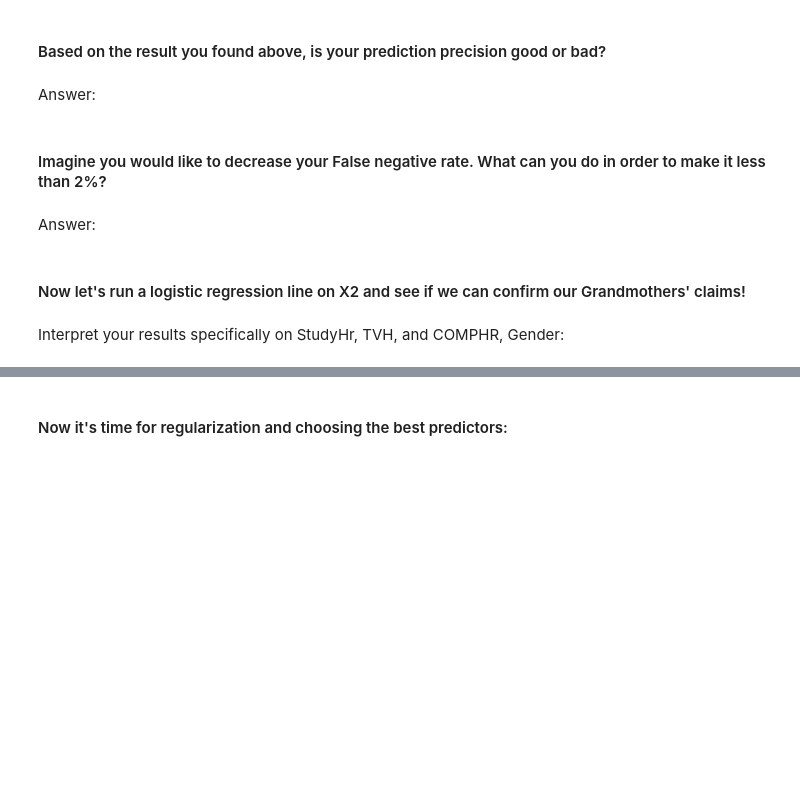
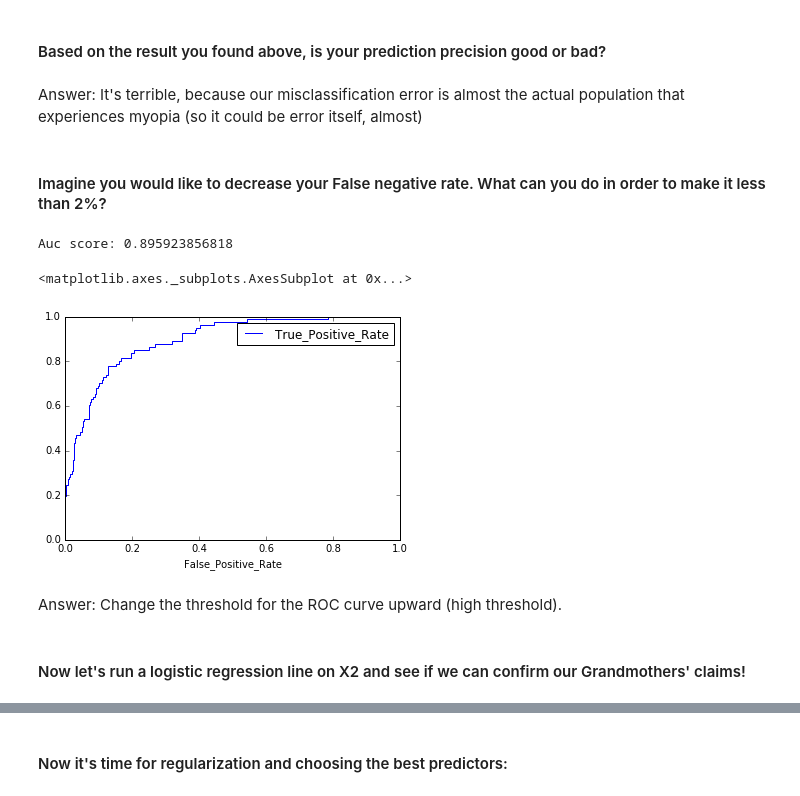
Before and after one commit to readywater/SF-DAT-20, a Jupyter notebook: Code/Lecture10-Practice-Code.ipynb, the cells around one changed output, grey strips where cells are left out. Saved outputs shown, nothing was run; the diff lists cells and outputs as text; code cells hidden in the pictures; blank space fills up the shorter version.

```diff
--- a/Code/Lecture10-Practice-Code.ipynb
+++ b/Code/Lecture10-Practice-Code.ipynb
@@ -9,5 +9,5 @@ import matplotlib.pyplot as plt
 # %%
-url = "https://raw.githubusercontent.com/ga-students/SF-DAT-20/master/Data/myopia.csv"
+url = "../Data/myopia.csv"
 MyopiaData = pd.read_csv(url)
 # %%
 MyopiaData.head()
@@ -30,0 +36,4 @@ Interpretation:
+# %%
+lm = LogisticRegression()
+lm.fit(X1,y)
+zip(X1.columns.values,lm.coef_[0])
@@ -37,12 +100,22 @@ Interpretation:
 # %% [markdown]
 #### Based on the result you found above, is your prediction precision good or bad?
-# %% [markdown]
-Answer:
+# %% [markdown]
+Answer: It's terrible, because our misclassification error is almost the actual population that experiences myopia (so it could be error itself, almost)
 # %% [markdown]
 #### Imagine you would like to decrease your False negative rate. What can you do in order to make it less than 2%?
-# %% [markdown]
-Answer:
+# %%
+from sklearn.metrics import roc_curve, auc,roc_auc_score
+y_hat_probability = lm.predict_proba(X1).T[1]
+# print(y_hat_probability)
+print "Auc score:",roc_auc_score(y, y_hat_probability)
+vals = roc_curve(y, y_hat_probability)
+Roc_DataFrame = pd.DataFrame({'False_Positive_Rate':vals[0],'True_Positive_Rate':vals[1]})
+Roc_DataFrame.plot(x = 'False_Positive_Rate' , y = 'True_Positive_Rate' )
+# %% [output]
+Auc score: 0.895923856818
+<matplotlib.axes._subplots.AxesSubplot at 0x...>
+[figure, added]
+# %% [markdown]
+Answer: Change the threshold for the ROC curve upward (high threshold).
 # %% [markdown]
 #### Now let's run a logistic regression line on X2 and see if we can confirm our Grandmothers' claims!
-# %% [markdown]
-Interpret your results specifically on StudyHr, TVH, and COMPHR, Gender:
```
Also changed, not shown: parts of 21 cells of this notebook, 3 other files.
